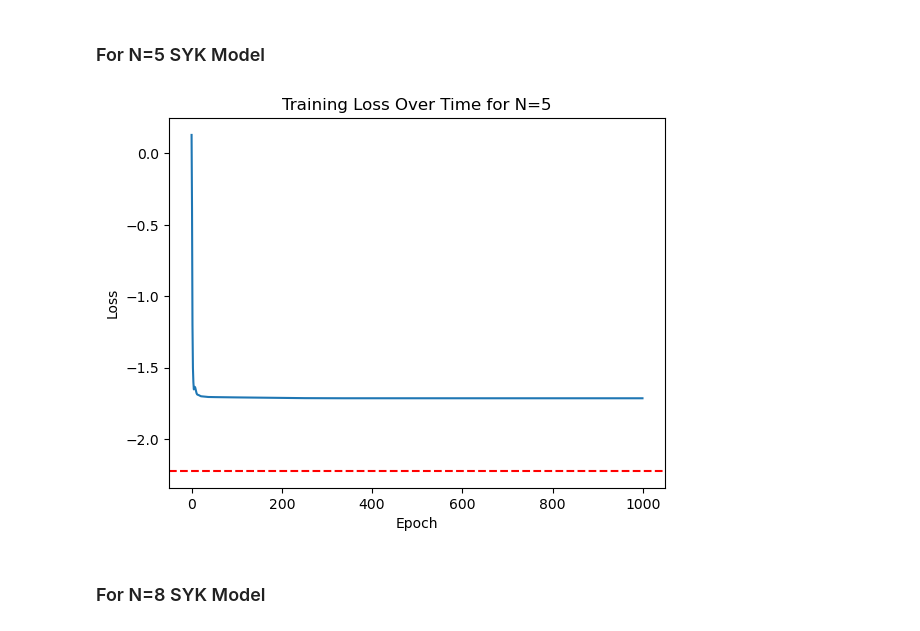
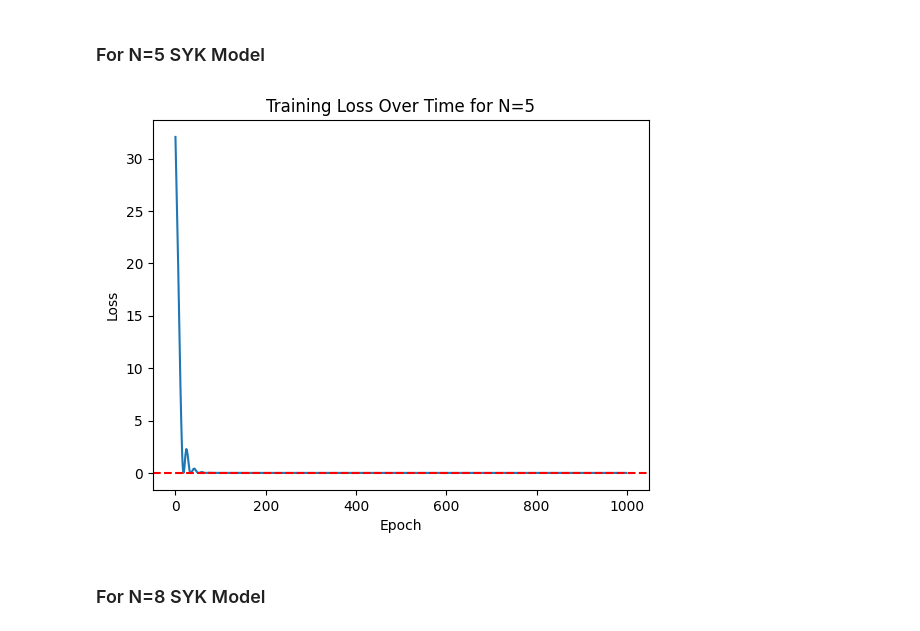
Before and after one commit to soundwaverohit/HybridQuantumClassicalEncoder-MolecularSystems, a Jupyter notebook: SYK_Hamiltonian_HA_Model/SYK_Model.ipynb, the cells around one changed output. Cells and saved outputs as stored; diff of their text form; code cells hidden in the pictures.

```diff
--- a/SYK_Hamiltonian_HA_Model/SYK_Model.ipynb
+++ b/SYK_Hamiltonian_HA_Model/SYK_Model.ipynb
@@ -150,12 +150,12 @@ class ClassicalEncoder(nn.Module):
             nn.Linear(64, 32), # Third layer with 28 inputs and 56 outputs
             nn.ReLU(),         # Activation function
             nn.Linear(32,16),
-            nn.ReLU(),
-            nn.Linear(16, 3), # Fourth layer reducing from 56 to 28 outputs
+            #nn.ReLU(),
+            #nn.Linear(16, 8), # Fourth layer reducing from 56 to 28 outputs
             #nn.ReLU(),         # Activation function
-            #nn.Linear(16, 8), # Fifth layer reducing from 28 to 14 outputs
-            #n.ReLU(),
-            #nn.Linear(8,4)
+            #nn.Linear(8, 4), # Fifth layer reducing from 28 to 14 outputs
+            #nn.ReLU(),
+            #nn.Linear(4,1)
         )
 
     def forward(self, x):
@@ -242,7 +242,7 @@ class QuantumCircuitModule:
         #print(torch.tensor(expectation_values, dtype=torch.float32))
         #print(output_tensor)
 
-        return torch.tensor(expectation_values, dtype=torch.float32)
+        return output_tensor#torch.tensor(expectation_values, dtype=torch.float32)
 
 
 
@@ -253,8 +253,8 @@ class ClassicalDecoder(nn.Module):
         self.fc = nn.Sequential(
             #nn.Linear(4, 8),    # First layer with 4 inputs and 8 outputs
             #nn.ReLU(),          # Activation function
-            nn.Linear(8, 4),   # Second layer with 8 inputs and 16 outputs
-            nn.ReLU(),          # Activation function
+            #nn.Linear(8, 4),   # Second layer with 8 inputs and 16 outputs
+            #nn.ReLU(),          # Activation function
             nn.Linear(4, 1),  # Third layer with 16 inputs and 32 outputs
             #nn.ReLU(),          # Activation function
             #nn.Linear(32, 64),
@@ -288,14 +288,14 @@ class HybridModel(nn.Module):
         self.qcircuit_module = QuantumCircuitModule(num_qubits, depth)  # Initialize the quantum circuit module
 
     def forward(self, x):
-        #encoded= self.encoder(x)
-        quantum_result = self.qcircuit_module.forward(x)  # Use the result from the quantum circuit module
+        encoded= self.encoder(x)
+        quantum_result = self.qcircuit_module.forward(encoded)  # Use the result from the quantum circuit module
         decoded = self.decoder(quantum_result)
         return decoded
 
 # Initialize the model
-num_qubits = 8  # or 8 for the N=8 case
-depth = 1 # Can be increased for more complexity
+num_qubits = 4  # or 8 for the N=8 case
+depth = 2 # Can be increased for more complexity
 model = HybridModel(num_qubits, depth)
 # %%
 def energy_expectation(output, hamiltonian):
@@ -331,7 +331,7 @@ def energy_expectation(output, hamiltonian_matrix):
     eigenvalues, _ = la.eigh(hamiltonian_matrix, eigvals=(0, 0))
 
     # Assuming you have a target energy value for comparison
-    target_energy = torch.tensor([eigenvalues[0]])  # Ensure this matches your actual target
+    target_energy = torch.tensor(eigenvalues[0])  # Ensure this matches your actual target
     loss = (output - target_energy).pow(2).mean()  # Mean squared error
 
     return loss
@@ -449,13 +455,13 @@ plt.show()
 # %%
 # Plotting the loss values
 plt.plot(loss_values)
-plt.axhline(y=lowest_eigenvalue, color='r', linestyle='--')
+plt.axhline(y=0, color='r', linestyle='--')
 plt.xlabel('Epoch')
 plt.ylabel('Loss')
 plt.title('Training Loss Over Time for N=5')
 plt.show()
 # %% [output]
-[figure, old version]
+[figure, new version]
 # %% [markdown]
 ### For N=8 SYK Model
 # %%
```
Also changed, not shown: parts of 5 cells of this notebook.
